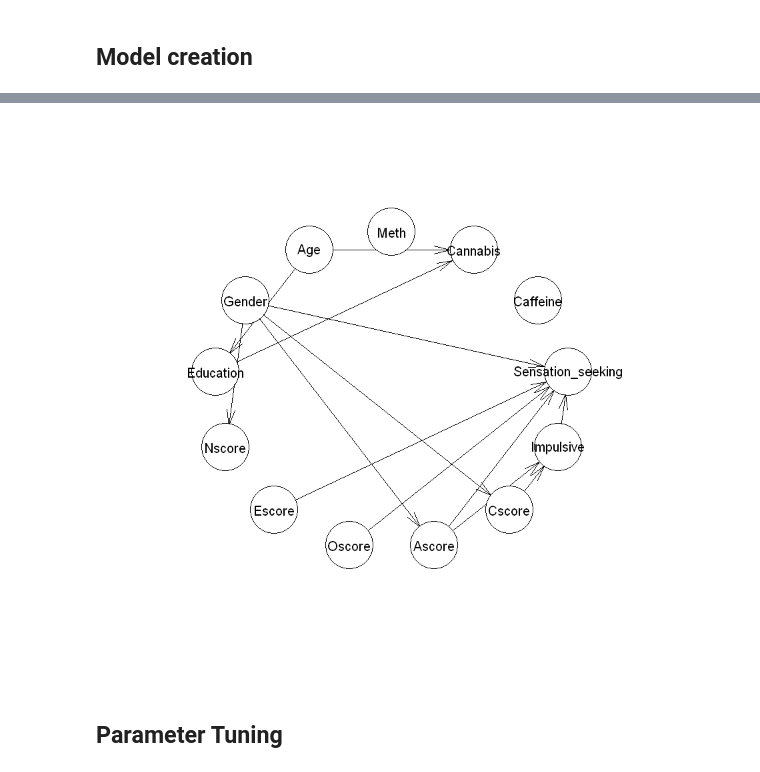
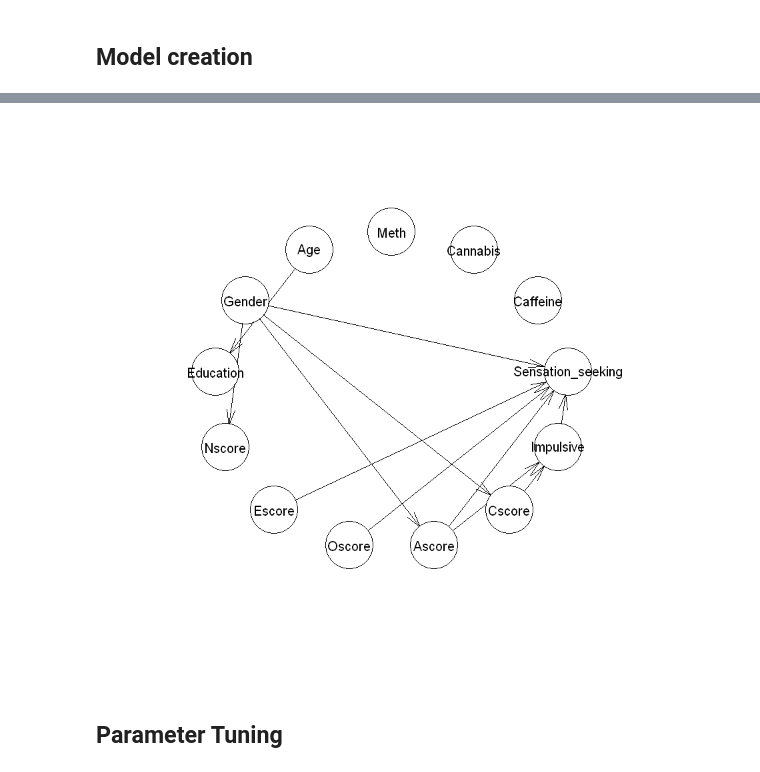
Before and after one commit to LiMeijdam/BayesianNetworkDrugsUsageA2, a Jupyter notebook: PC_Algorithm.ipynb, the cells around one changed output, grey strips where cells are left out. Saved outputs shown, nothing was run; the diff lists cells and outputs as text; code cells hidden in the pictures.

```diff
--- a/PC_Algorithm.ipynb
+++ b/PC_Algorithm.ipynb
@@ -138,42 +129,47 @@ Warning message in vstruct.apply(arcs = arcs, vs = vs, nodes = nodes, debug = de
 # %%
-# If we make the same assumptions about our data as done in assignment 1 we get the following blacklist:
+# If we make the same assumptions about our data as done in assignment 1 we obtain the following blacklist:
 
 blacklist <- data.frame(
   "from" = c(
-             rep("Escore",6), #1
-             rep("Oscore",6), #2
-             rep("Ascore",6), #3
-             rep("Cscore",6), #4
-             rep("Nscore",6), #5
-             rep("Sensation_seeking",8), #6
-             rep("Impulsive",7), #7
-             rep("Education",9), #8
-             rep("Caffeine",12), #9
-             rep("Cannabis",12), #10
-             rep("Meth",12) #11
+    "Gender",
+    "Age",
+    rep("Escore",6), #1
+    rep("Oscore",6), #2
+    rep("Ascore",6), #3
+    rep("Cscore",6), #4
+    rep("Nscore",6), #5
+    rep("Sensation_seeking",8), #6
+    rep("Impulsive",7), #7
+    rep("Education",9), #8
+    rep("Caffeine",9), #9
+    rep("Cannabis",9), #10
+    rep("Meth",9) #11
 
-             ),
+  ),
   "to" = c(
-           "Oscore", "Ascore", "Cscore","Nscore", "Age", "Gender", #Escore
-           "Escore", "Ascore", "Cscore","Nscore", "Age", "Gender", #Oscore
-           "Escore","Oscore","Cscore","Nscore", "Age", "Gender", #Ascore
-           "Escore","Oscore","Ascore","Nscore", "Age", "Gender", #Cscore
-           "Oscore","Ascore","Cscore","Escore", "Age", "Gender", #Nscore
-           "Oscore","Ascore","Cscore","Escore", "Nscore", "Age", "Gender", "Impulsive", #Sensation_seeking
-           "Oscore","Ascore","Cscore","Escore", "Nscore", "Age", "Gender", #Impulsive
-           "Oscore","Ascore","Cscore","Escore", "Nscore", "Age", "Gender", "Sensation_seeking", "Impulsive", #Education
-           "Oscore","Ascore","Cscore","Escore", "Nscore", "Age", "Gender", "Sensation_seeking", "Impulsive", "Education", "Cannabis", "Meth", #Caffeine
-           "Oscore","Ascore","Cscore","Escore", "Nscore", "Age", "Gender", "Sensation_seeking", "Impulsive", "Education", "Caffeine", "Meth", #Cannabis
-           "Oscore","Ascore","Cscore","Escore", "Nscore", "Age", "Gender", "Sensation_seeking", "Impulsive", "Education", "Cannabis", "Caffeine" #Meth
-           ))
+    "Age",
+    "Gender",
+    "Oscore", "Ascore", "Cscore","Nscore", "Age", "Gender", #Escore
+    "Escore", "Ascore", "Cscore","Nscore", "Age", "Gender", #Oscore
+    "Escore","Oscore","Cscore","Nscore", "Age", "Gender", #Ascore
+    "Escore","Oscore","Ascore","Nscore", "Age", "Gender", #Cscore
+    "Oscore","Ascore","Cscore","Escore", "Age", "Gender", #Nscore
+    "Oscore","Ascore","Cscore","Escore", "Nscore", "Age", "Gender", "Impulsive", #Sensation_seeking
+    "Oscore","Ascore","Cscore","Escore", "Nscore", "Age", "Gender", #Impulsive
+    "Oscore","Ascore","Cscore","Escore", "Nscore", "Age", "Gender", "Sensation_seeking", "Impulsive", #Education
+    "Oscore","Ascore","Cscore","Escore", "Nscore", "Age", "Gender", "Sensation_seeking", "Impulsive", #Caffeine
+    "Oscore","Ascore","Cscore","Escore", "Nscore", "Age", "Gender", "Sensation_seeking", "Impulsive", #Cannabis
+    "Oscore","Ascore","Cscore","Escore", "Nscore", "Age", "Gender", "Sensation_seeking", "Impulsive" #Meth
+  ))
 
-# If we now use the created blacklist from the cell above we get the following learned network structure
+# If we now apply the created blacklist from above we get the following learned network structure
 
-fit_a1_blacklist <- pc.stable(df, blacklist = blacklist,undirected=FALSE,alpha=0.05,test="mi-cg")
-plot(fit_a1_blacklist)
-fit_a1_blacklist
+a1_blacklist_network <- pc.stable(df, blacklist = blacklist,test="mi-cg")
+plot(a1_blacklist_network)
+a1_blacklist_network
 
-# The network seems to contain no directed edges anymore
+# Also note that the network seems to contain no directed edges anymore
+# meaning that it is able to correctly estimate all directions
 # %% [output]
   Bayesian network learned via Constraint-based methods
 
@@ -197,4 +192,4 @@ fit_a1_blacklist
-[figure, old version]
+[figure, new version]
 # %% [markdown]
 ## Parameter Tuning
 # %% [markdown]
```
Also changed, not shown: parts of 16 cells of this notebook, 1 other file.
